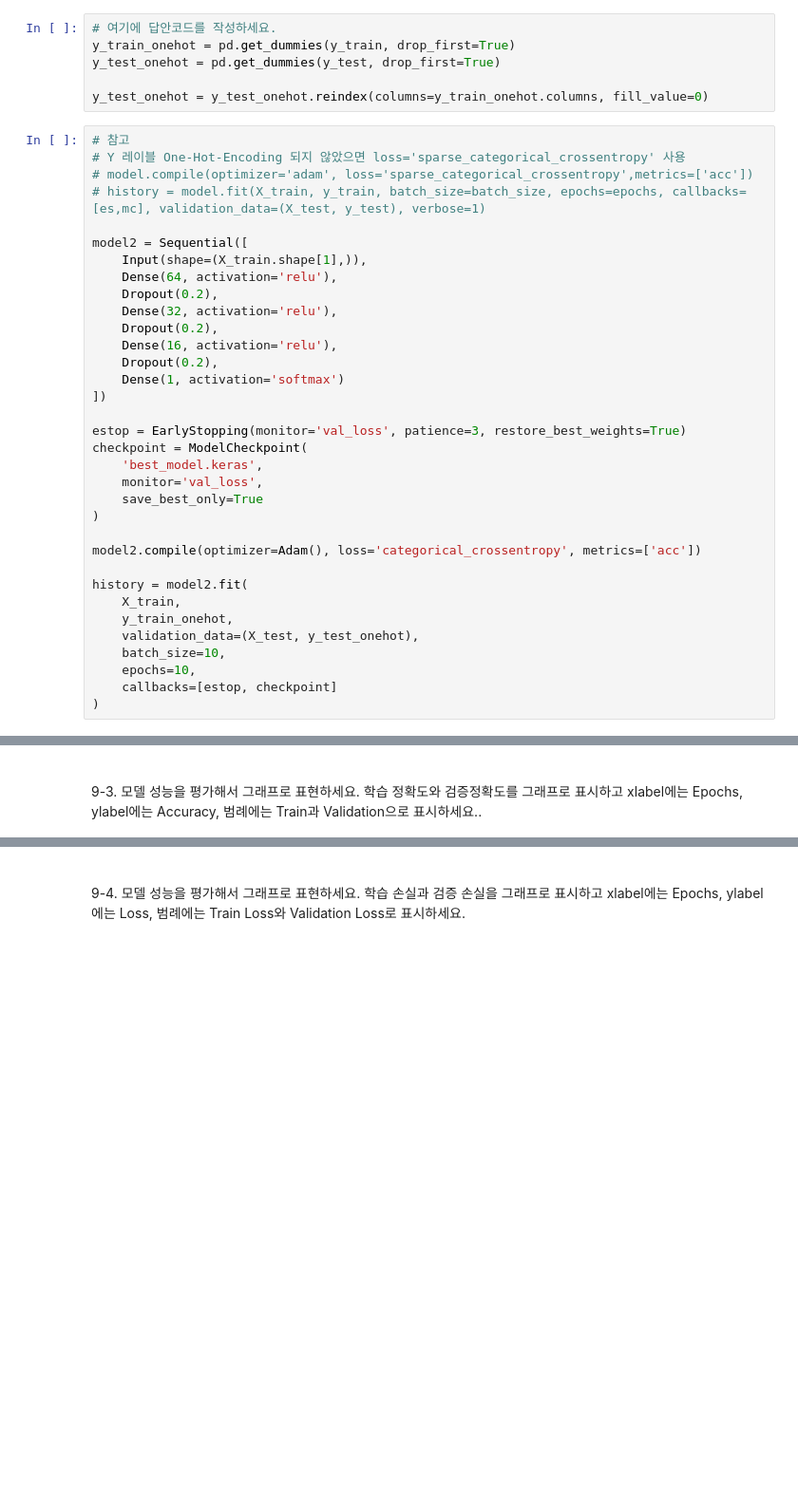
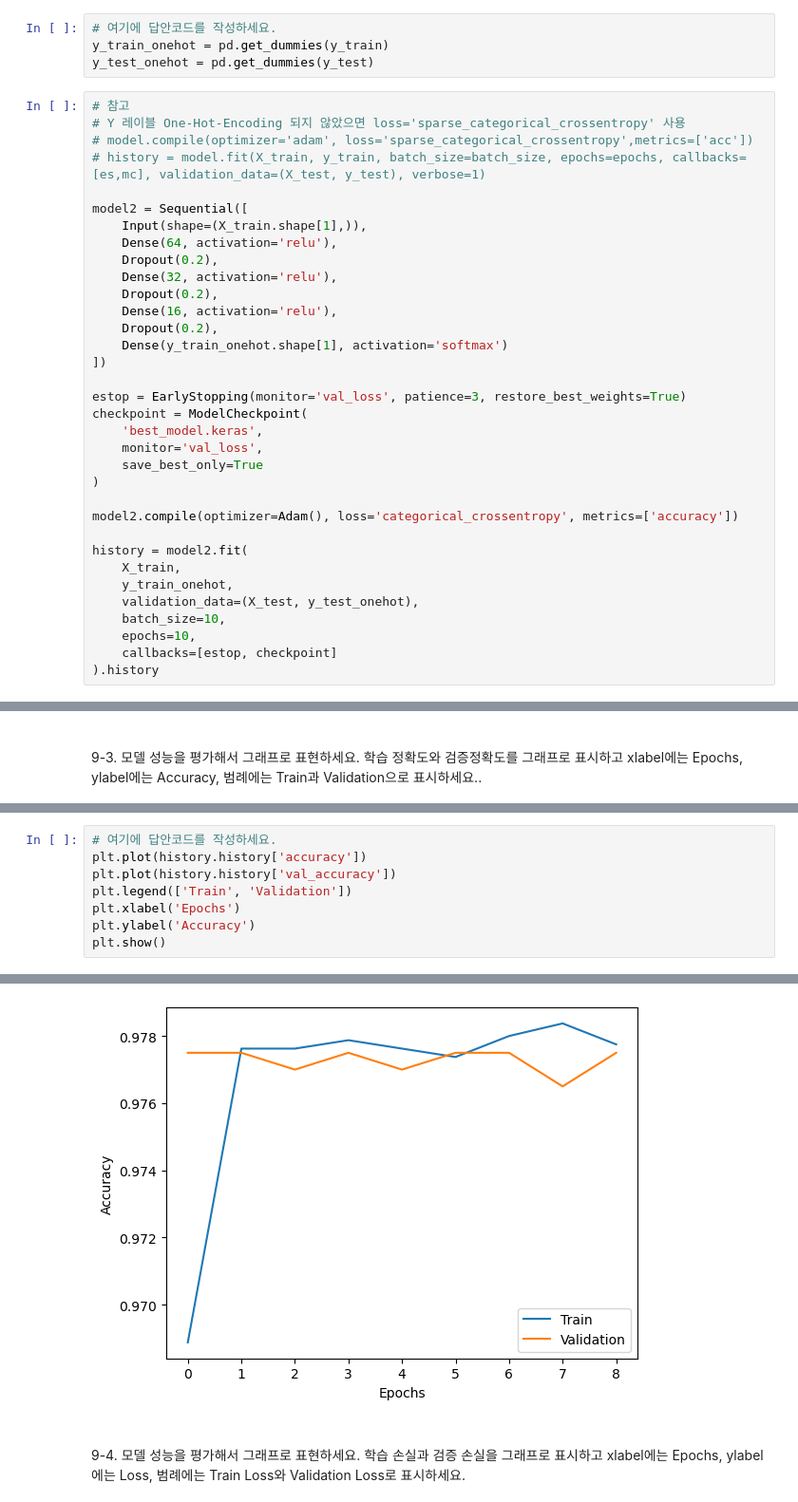
Before and after one commit to Sihyeon0123/AIVLE_School, a Jupyter notebook: AICE ASSOCIATE/1일차/8기_ASSO_과제2(VOC).ipynb, the cells around one changed output, grey strips where cells are left out. Shown at 95% size. Cells and saved outputs as stored; diff of their text form; blank space fills up the shorter version.

```diff
--- a/AICE ASSOCIATE/1일차/8기_ASSO_과제2(VOC).ipynb
+++ b/AICE ASSOCIATE/1일차/8기_ASSO_과제2(VOC).ipynb
@@ -665,10 +665,8 @@ Epoch 10/10
 <font >9-2. y_train, y_test를 원핫 인코딩 후 다중 분류하는 딥러닝 모델을 만드세요. 9-1과 동일한 가이드 적용</font>
 # %%
 # 여기에 답안코드를 작성하세요.
-y_train_onehot = pd.get_dummies(y_train, drop_first=True)
-y_test_onehot = pd.get_dummies(y_test, drop_first=True)
-
-y_test_onehot = y_test_onehot.reindex(columns=y_train_onehot.columns, fill_value=0)
+y_train_onehot = pd.get_dummies(y_train)
+y_test_onehot = pd.get_dummies(y_test)
 # %%
 # 참고
 # Y 레이블 One-Hot-Encoding 되지 않았으면 loss='sparse_categorical_crossentropy' 사용
@@ -683,7 +681,7 @@ model2 = Sequential([
     Dropout(0.2),
     Dense(16, activation='relu'),
     Dropout(0.2),
-    Dense(1, activation='softmax')
+    Dense(y_train_onehot.shape[1], activation='softmax')
 ])
 
 estop = EarlyStopping(monitor='val_loss', patience=3, restore_best_weights=True)
@@ -693,7 +691,7 @@ checkpoint = ModelCheckpoint(
     save_best_only=True
 )
 
-model2.compile(optimizer=Adam(), loss='categorical_crossentropy', metrics=['acc'])
+model2.compile(optimizer=Adam(), loss='categorical_crossentropy', metrics=['accuracy'])
 
 history = model2.fit(
     X_train,
@@ -702,6 +700,6 @@ history = model2.fit(
     batch_size=10,
     epochs=10,
     callbacks=[estop, checkpoint]
-)
+).history
 # %% [output]
 Epoch 1/10
@@ -719,0 +726,9 @@ Epoch 4/10
+# %%
+# 여기에 답안코드를 작성하세요.
+plt.plot(history.history['accuracy'])
+plt.plot(history.history['val_accuracy'])
+plt.legend(['Train', 'Validation'])
+plt.xlabel('Epochs')
+plt.ylabel('Accuracy')
+plt.show()
+# %% [output]
@@ -720,3 +736,4 @@ Epoch 4/10
+[figure, added]
 # %% [markdown]
 <br>
 <font >9-4. 모델 성능을 평가해서 그래프로 표현하세요. 학습 손실과 검증 손실을 그래프로 표시하고 xlabel에는 Epochs, ylabel에는 Loss, 범례에는 Train Loss와 Validation Loss로 표시하세요.</font>
```
Also changed, not shown: parts of 7 cells of this notebook, 1 other file.
